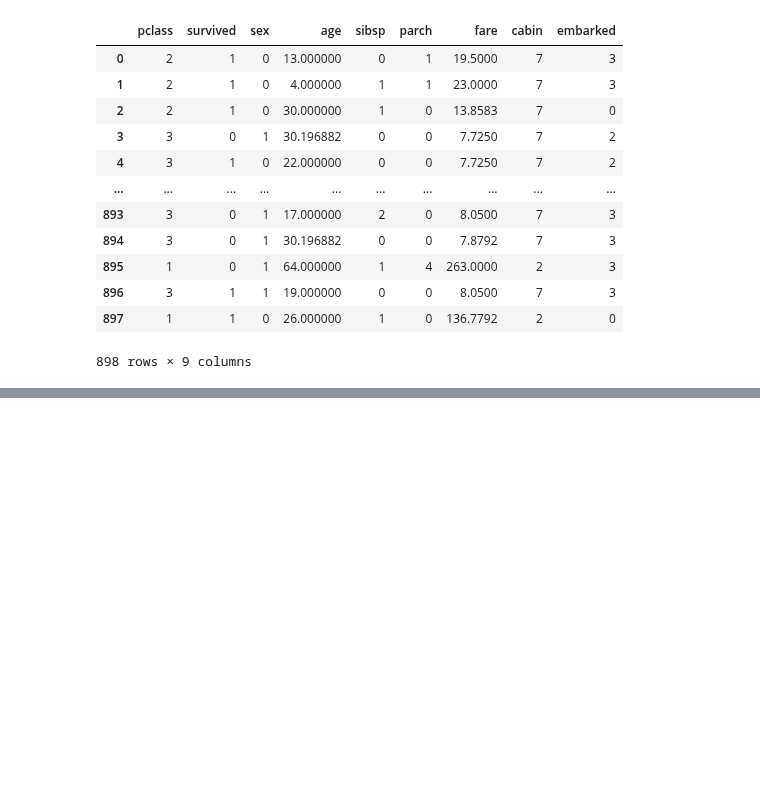
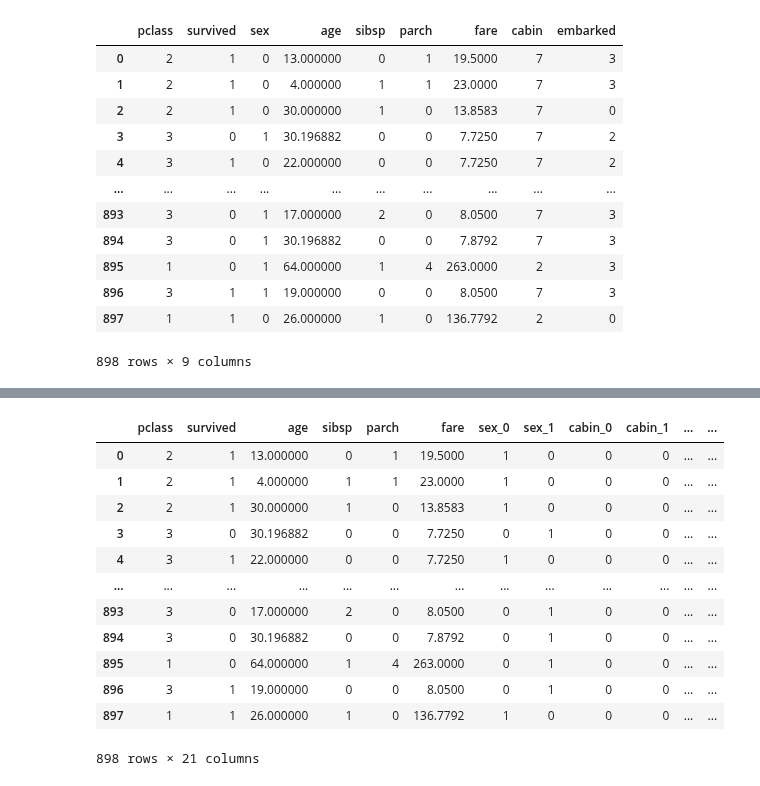
Before and after one commit to jinhuioh/Hi_ai, a Jupyter notebook: data10/K-Fold.ipynb, the cells around one changed output, grey strips where cells are left out. Saved outputs shown, nothing was run; the diff lists cells and outputs as text; code cells hidden in the pictures; blank space fills up the shorter version.

```diff
--- a/data10/K-Fold.ipynb
+++ b/data10/K-Fold.ipynb
@@ -280,0 +559,8 @@ titanic_df3
+# %%
+#category로 바꾸는 이유는 int값이면 숫자니까 원핫인코딩 안할수 있어서
+#int값이긴 하지만 category라는 것을 알려주기 위함.
+#카테고리형: (0~8)=>one-hot encoding의 대상이 된다.
+             # 카테고리에 포함된 수치만 와야함
+#age:연속형, 다른 수치가 와도 된다.
+as_cate = titanic_df3[['sex', 'cabin', 'embarked']].astype('category')
+as_cate.info()
@@ -280,0 +578,5 @@ titanic_df3
+# %%
+titanic_df3.drop(columns=['sex', 'cabin', 'embarked'], inplace=True)
+# %%
+titanic_df4 = pd.concat([titanic_df3, as_cate], axis=1)
+titanic_df4.columns
@@ -280,0 +606,17 @@ titanic_df3
+# %%
+# category로 변경 후 다시!
+pd.get_dummies(titanic_df4)
+# %% [output]
+|  | pclass | survived | age | sibsp | parch | fare | sex_0 | sex_1 | cabin_0 | cabin_1 | ... | ... |
+| 0 | 2 | 1 | 13.000000 | 0 | 1 | 19.5000 | 1 | 0 | 0 | 0 | ... | ... |
+| 1 | 2 | 1 | 4.000000 | 1 | 1 | 23.0000 | 1 | 0 | 0 | 0 | ... | ... |
+| 2 | 2 | 1 | 30.000000 | 1 | 0 | 13.8583 | 1 | 0 | 0 | 0 | ... | ... |
+| 3 | 3 | 0 | 30.196882 | 0 | 0 | 7.7250 | 0 | 1 | 0 | 0 | ... | ... |
+| 4 | 3 | 1 | 22.000000 | 0 | 0 | 7.7250 | 1 | 0 | 0 | 0 | ... | ... |
+| ... | ... | ... | ... | ... | ... | ... | ... | ... | ... | ... | ... | ... |
+| 893 | 3 | 0 | 17.000000 | 2 | 0 | 8.0500 | 0 | 1 | 0 | 0 | ... | ... |
+| 894 | 3 | 0 | 30.196882 | 0 | 0 | 7.8792 | 0 | 1 | 0 | 0 | ... | ... |
+| 895 | 1 | 0 | 64.000000 | 1 | 4 | 263.0000 | 0 | 1 | 0 | 0 | ... | ... |
+| 896 | 3 | 1 | 19.000000 | 0 | 0 | 8.0500 | 0 | 1 | 0 | 0 | ... | ... |
+| 897 | 1 | 1 | 26.000000 | 1 | 0 | 136.7792 | 1 | 0 | 0 | 0 | ... | ... |
+898 rows × 21 columns
```
Also changed, not shown: parts of 35 cells of this notebook, 4 other files.
